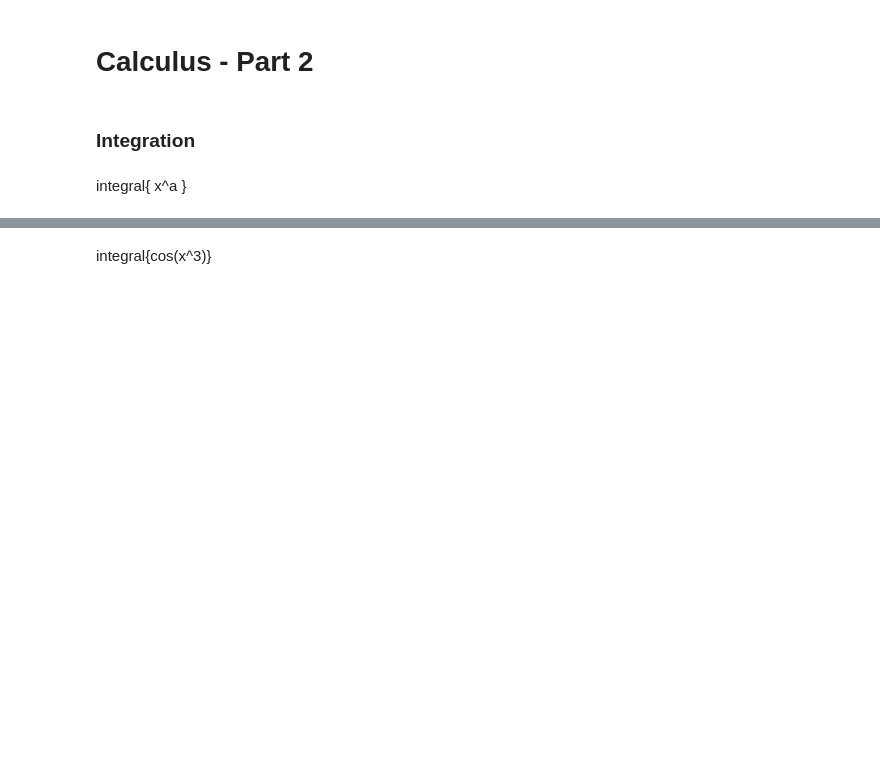
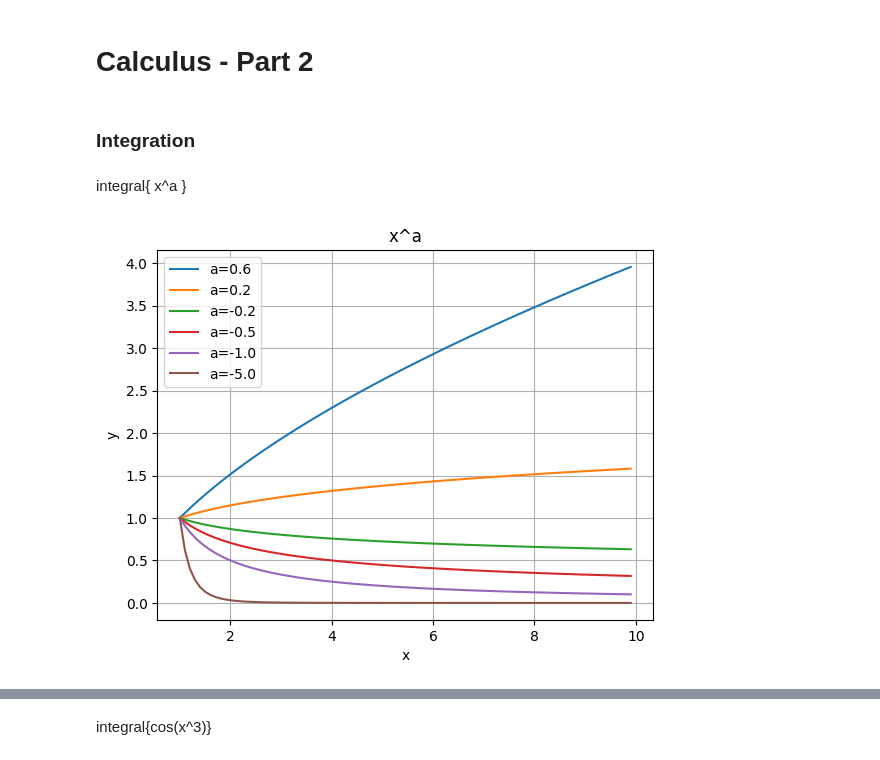
Before and after one commit to farhadnkm/WAVES_AND_OPTICS, a Jupyter notebook: 03-calculus.ipynb, the cells around one changed output, grey strips where cells are left out. Drawn from its saved outputs; the diff is of its cells as text; code cells hidden in the pictures; blank space fills up the shorter version.

```diff
--- a/03-calculus.ipynb
+++ b/03-calculus.ipynb
@@ -397,22 +397,24 @@ integral{ x^a }
 # %%
 def func(x, a):
     return x**a
 
 
 x = np.arange(1, 10, 1e-1)
 
 plt.plot(x, func(x, 0.6), label='a=0.6')
 plt.plot(x, func(x, 0.2), label='a=0.2')
 plt.plot(x, func(x, -0.2), label='a=-0.2')
 plt.plot(x, func(x, -0.5), label='a=-0.5')
 plt.plot(x, func(x, -1.0), label='a=-1.0')
 plt.plot(x, func(x, -5.0), label='a=-5.0')
-plt.title('1/x^a')
+plt.title('x^a')
 plt.xlabel('x')
 plt.ylabel('y')
 plt.grid(True)
 plt.legend()
 plt.show()
+# %% [output]
+[figure, added]
 # %%
 def integrate(func, x, *args):
     y = func(x, *args)
```
Also changed, not shown: parts of 11 cells of this notebook.
